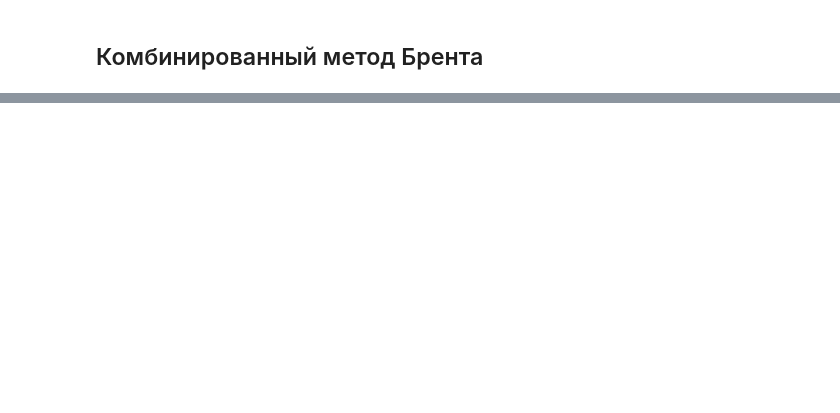
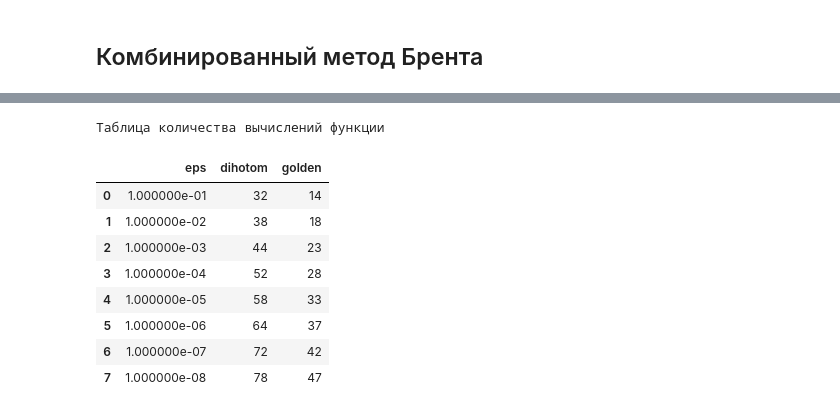
Before and after one commit to romangorbunov91/linear-search, a Jupyter notebook: notebook.ipynb, the cells around one changed output, grey strips where cells are left out. Cells and saved outputs as stored; diff of their text form; code cells hidden in the pictures; blank space fills up the shorter version.

```diff
--- a/notebook.ipynb
+++ b/notebook.ipynb
@@ -474,0 +511,14 @@ for mdx, opt_method in enumerate(optim_methods):
+# %%
+print('Таблица количества вычислений функции')
+display(func_counter_df)
+# %% [output]
+Таблица количества вычислений функции
+|  | eps | dihotom | golden |
+| 0 | 1.000000e-01 | 32 | 14 |
+| 1 | 1.000000e-02 | 38 | 18 |
+| 2 | 1.000000e-03 | 44 | 23 |
+| 3 | 1.000000e-04 | 52 | 28 |
+| 4 | 1.000000e-05 | 58 | 33 |
+| 5 | 1.000000e-06 | 64 | 37 |
+| 6 | 1.000000e-07 | 72 | 42 |
+| 7 | 1.000000e-08 | 78 | 47 |
```
Also changed, not shown: parts of 14 cells of this notebook.
